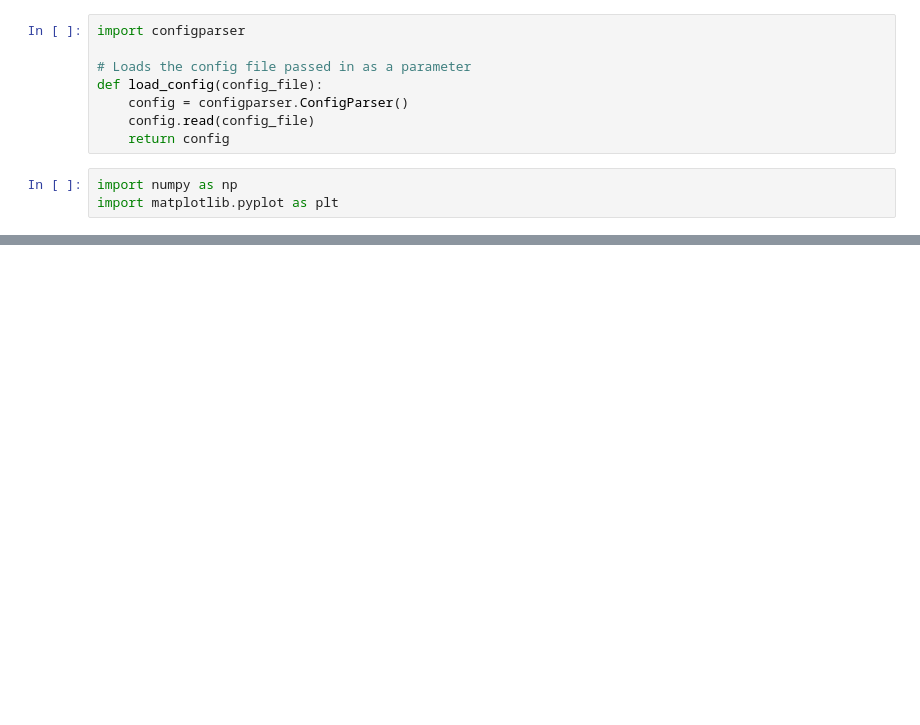
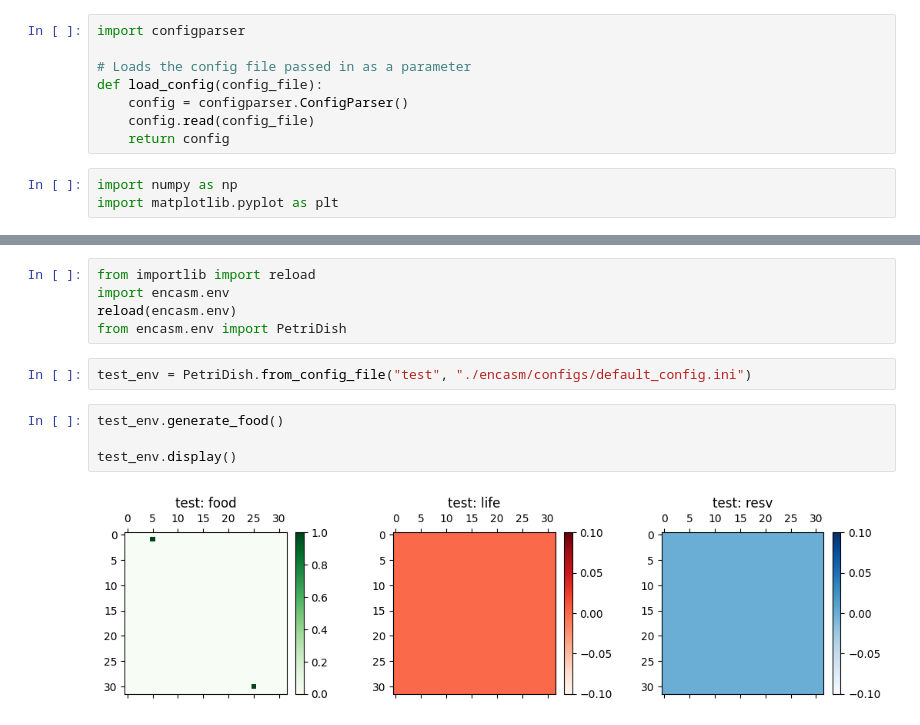
Before and after one commit to abarbieu/slime_mold_nca, a Jupyter notebook: playground.ipynb, the cells around one changed output, grey strips where cells are left out. Saved outputs shown, nothing was run; the diff lists cells and outputs as text; blank space fills up the shorter version.

```diff
--- a/playground.ipynb
+++ b/playground.ipynb
@@ -78,0 +80,13 @@ f()
+# %%
+from importlib import reload
+import encasm.env
+reload(encasm.env)
+from encasm.env import PetriDish
+# %%
+test_env = PetriDish.from_config_file("test", "./encasm/configs/default_config.ini")
+# %%
+test_env.generate_food()
+
+test_env.display()
+# %% [output]
+[figure, added]
```
Also changed, not shown: parts of 7 cells of this notebook.
